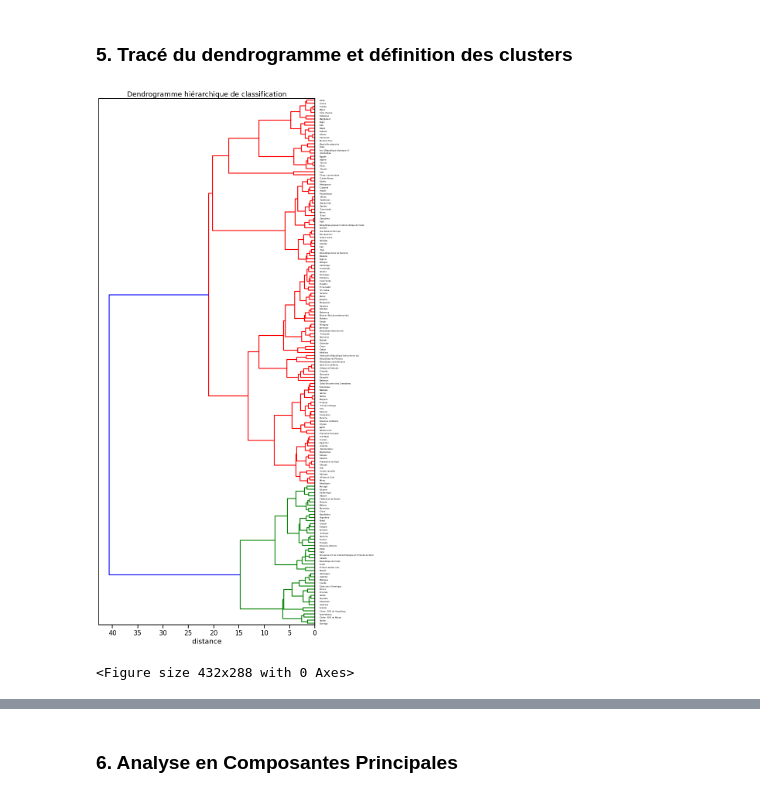
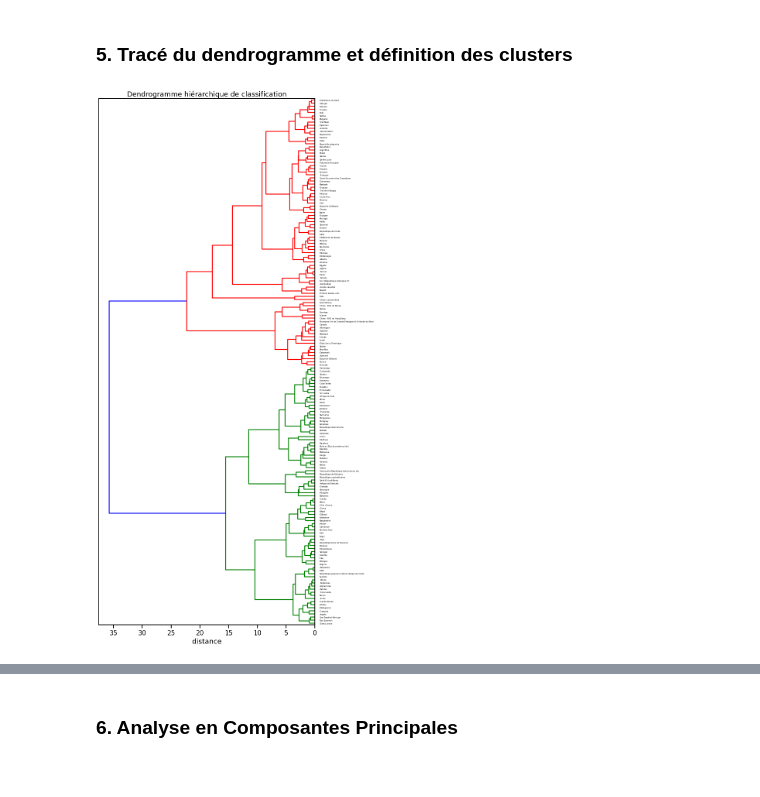
Before and after one commit to Sylvariane/etude_marche, a Jupyter notebook: P5_02_code.ipynb, the cells around one changed output, grey strips where cells are left out. Drawn from its saved outputs; the diff is of its cells as text; code cells hidden in the pictures.

```diff
--- a/P5_02_code.ipynb
+++ b/P5_02_code.ipynb
@@ -293,8 +294,7 @@ bilan_alim = bilan_alim.rename(columns={'dispo_kcal_p_janimale' : 'dispo_kcal_p_
                                         'dispo_kcal_p_jvegetale' : 'dispo_kcal_p_j_veg',
                                         'dispo_prot_g_p_janimale' : 'dispo_prot_p_j_anim',
                                         'dispo_prot_g_p_jvegetale' : 'dispo_prot_p_j_veg'})
-bilan_alim['totale_prot'] = bilan_alim['dispo_prot_p_j_anim'] + bilan_alim['dispo_prot_p_j_veg']
-bilan_alim['prop_prot_anim_veg'] = bilan_alim['dispo_prot_p_j_anim']/bilan_alim['totale_prot']
+bilan_alim['prop_prot_anim_veg'] = bilan_alim['dispo_prot_p_j_anim']/(bilan_alim['dispo_prot_p_j_anim'] + bilan_alim['dispo_prot_p_j_veg'])
 bilan_alim.head()
 # %% [output]
 |  | code_pays | dispo_kcal_p_j_anim | dispo_kcal_p_j_veg | dispo_prot_p_j_anim | dispo_prot_p_j_veg | ... |
@@ -310,12 +310,11 @@ bilan_alim.head()
 bilan_alim = pd.merge(bilan_alim, population_2017, on=['pays', 'code_pays'])
 # %%
 bilan_alim['population'] = bilan_alim['population'] * 1000
-bilan_alim['dispo_prot_hab'] = bilan_alim['totale_prot'] * 365
+bilan_alim['dispo_prot_hab'] = (bilan_alim['dispo_prot_p_j_anim'] + bilan_alim['dispo_prot_p_j_veg']) * 365
 # %% [markdown]
 #### 4.4.3. Disponibilité alimentaire en calories par habitant
 # %%
-bilan_alim['totale_kcal'] = bilan_alim['dispo_kcal_p_j_anim'] + bilan_alim['dispo_kcal_p_j_veg']
-bilan_alim['dispo_kcal_hab'] = bilan_alim['totale_kcal'] * 365
+bilan_alim['dispo_kcal_hab'] = (bilan_alim['dispo_kcal_p_j_anim'] + bilan_alim['dispo_kcal_p_j_veg']) * 365
 # %% [markdown]
 #### 4.4.4. Ajout des informations économiques de 2017
 # %% [markdown]
@@ -379,28 +378,27 @@ bilan_alim.head()
 # %%
 # préparation des données pour le clustering
 X = bilan_alim.values
 names = bilan_alim.index
 
 # Centrage et Réduction
 std_scale = preprocessing.StandardScaler().fit(X)
 X_scaled = std_scale.transform(X)
 
 # Clustering hiérarchique
 Z = linkage(X_scaled, 'ward')
 
 # Affichage du dendrogramme
 plt.figure(figsize=(10,25))
-plt.title('Dendrogramme hiérarchique de classification')
-plt.xlabel('distance')
-dendrogram(Z,
+_ = dendrogram(Z,
         labels = names,
         orientation = "left")
-plt.show()
+_ = plt.title('Dendrogramme hiérarchique de classification')
+_ = plt.xlabel('distance')
+_ = plt.savefig(f'{dir}P5_01_dendrogramme.jpg')
 
-plt.savefig(f'{dir}P5_01_dendrogramme.jpg')
+_ = plt.show()
 # %% [output]
-[figure, old version]
+[figure, new version]
-<Figure size 432x288 with 0 Axes>
 # %%
 cluster = fcluster(Z, t=5, criterion='maxclust')
 data_cluster = pd.DataFrame({'pays' : bilan_alim.index.tolist(),
```
Also changed, not shown: parts of 60 cells of this notebook.
